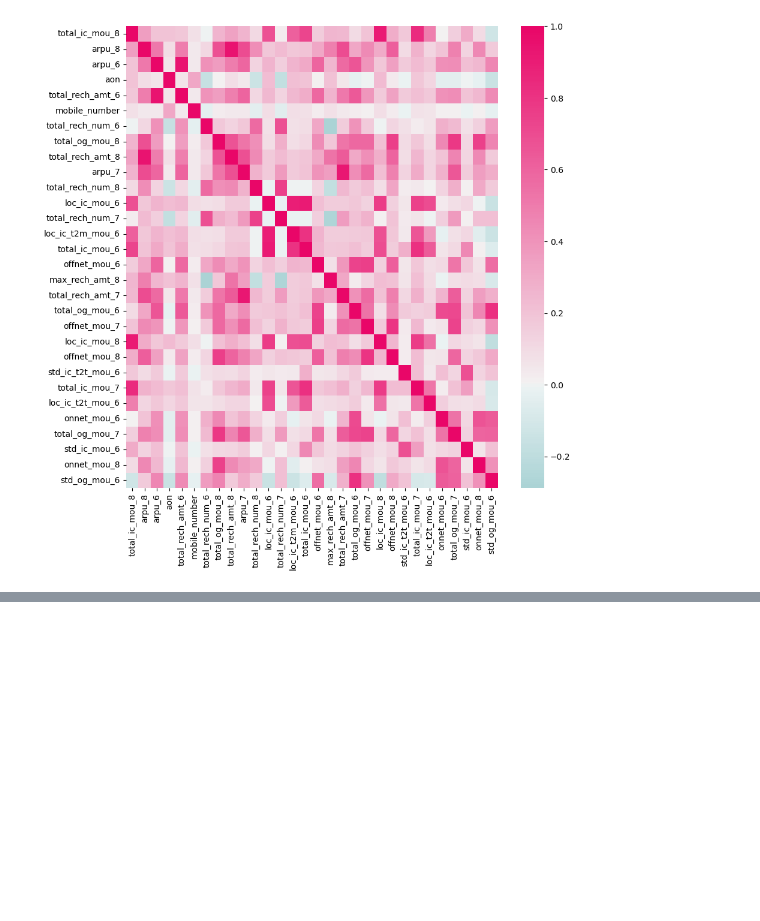
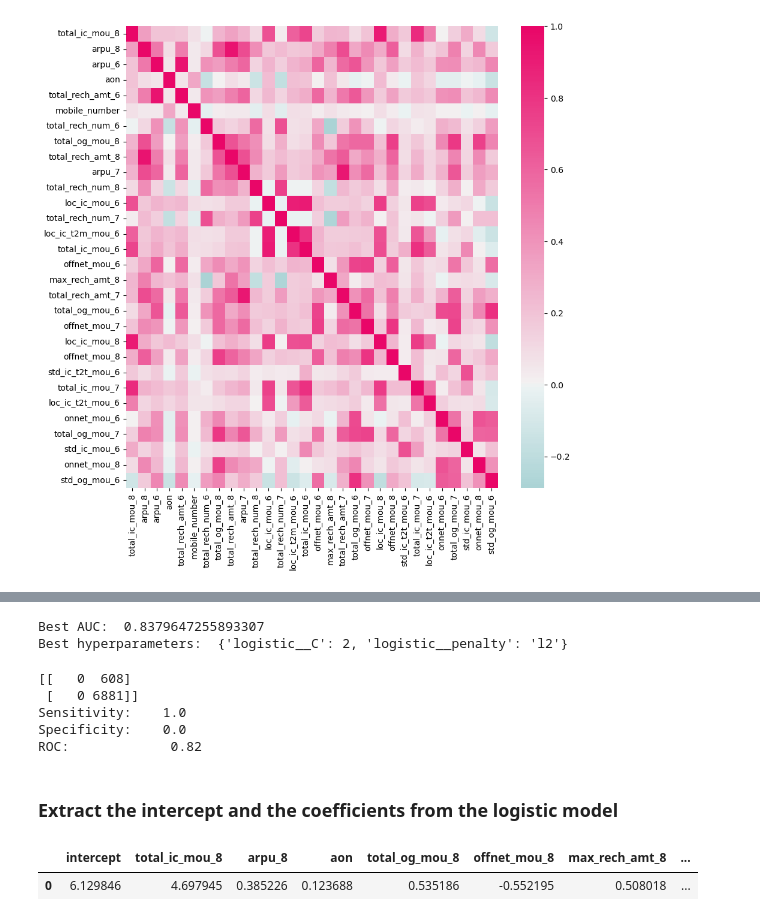
Before and after one commit to sanjanabansal1994/Telecom-Churn-Project, a Jupyter notebook: Telecom_Case_study.ipynb, the cells around one changed output, grey strips where cells are left out. Saved outputs shown, nothing was run; the diff lists cells and outputs as text; code cells hidden in the pictures; blank space fills up the shorter version.

```diff
--- a/Telecom_Case_study.ipynb
+++ b/Telecom_Case_study.ipynb
@@ -731,0 +987,20 @@ sns.heatmap(data=X_train[top_features].corr(), center=0.0, cmap=mycmap)
+# %%
+# logistic regression
+steps = [('scaler', StandardScaler()),
+         ("logistic", LogisticRegression(class_weight={0:0.1, 1:0.9}))
+        ]
+
+# compile pipeline
+logistic = Pipeline(steps)
+
+# hyperparameter space
+params = {'logistic__C': [0.1, 0.5, 1, 2, 3, 4, 5, 10], 'logistic__penalty': ['l1', 'l2']}
+
+# create 5 folds
+folds = StratifiedKFold(n_splits = 5, shuffle = True, random_state = 4)
+
+# create gridsearch object
+model = GridSearchCV(estimator=logistic, cv=folds, param_grid=params, scoring='roc_auc', n_jobs=-1, verbose=1)
+# %%
+# fit model
+model.fit(X_train, y_train)
@@ -731,0 +1018,50 @@ sns.heatmap(data=X_train[top_features].corr(), center=0.0, cmap=mycmap)
+# %%
+# print best hyperparameters
+print("Best AUC: ", model.best_score_)
+print("Best hyperparameters: ", model.best_params_)
+# %% [output]
+Best AUC:  0.8379647255893307
+Best hyperparameters:  {'logistic__C': 2, 'logistic__penalty': 'l2'}
+# %%
+# predict churn on test data
+y_pred = model.predict(X_test)
+
+# create onfusion matrix
+cm = confusion_matrix(y_test, y_pred)
+print(cm)
+
+# check sensitivity and specificity
+sensitivity, specificity, _ = sensitivity_specificity_support(y_test, y_pred, average='binary')
+print("Sensitivity: \t", round(sensitivity, 2), "\n", "Specificity: \t", round(specificity, 2), sep='')
+
+# check area under curve
+y_pred_prob = model.predict_proba(X_test)[:, 1]
+print("ROC:    \t", round(roc_auc_score(y_test, y_pred_prob),2))
+# %% [output]
+[[   0  608]
+ [   0 6881]]
+Sensitivity:    1.0
+Specificity:    0.0
+ROC:             0.82
+# %% [markdown]
+### Extract the intercept and the coefficients from the logistic model
+# %%
+logistic_model = model.best_estimator_.named_steps['logistic']
+# %%
+# intercept
+intercept_df = pd.DataFrame(logistic_model.intercept_.reshape((1,1)), columns = ['intercept'])
+
+# coefficients
+coefficients = logistic_model.coef_.reshape((9, 1)).tolist()
+coefficients = [val for sublist in coefficients for val in sublist]
+coefficients = [round(coefficient, 3) for coefficient in coefficients]
+
+logistic_features = list(X_train.columns)
+coefficients_df = pd.DataFrame(logistic_model.coef_, columns=logistic_features)
+# %%
+# concatenate dataframes
+coefficients = pd.concat([intercept_df, coefficients_df], axis=1)
+coefficients
+# %% [output]
+|  | intercept | total_ic_mou_8 | arpu_8 | aon | total_og_mou_8 | offnet_mou_8 | max_rech_amt_8 | ... |
+| 0 | 6.129846 | 4.697945 | 0.385226 | 0.123688 | 0.535186 | -0.552195 | 0.508018 | ... |
```
Also changed, not shown: parts of 34 cells of this notebook.
